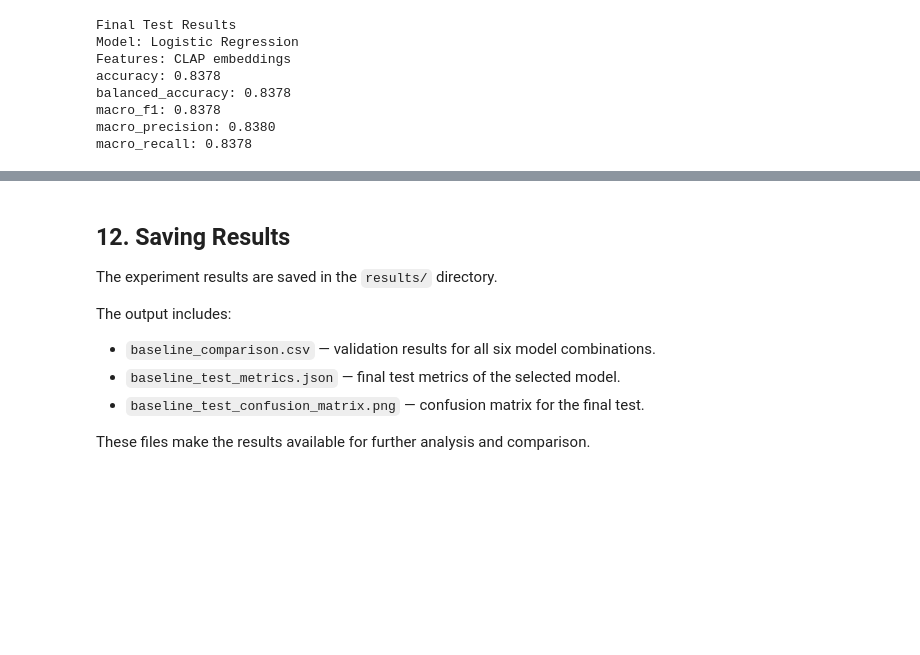
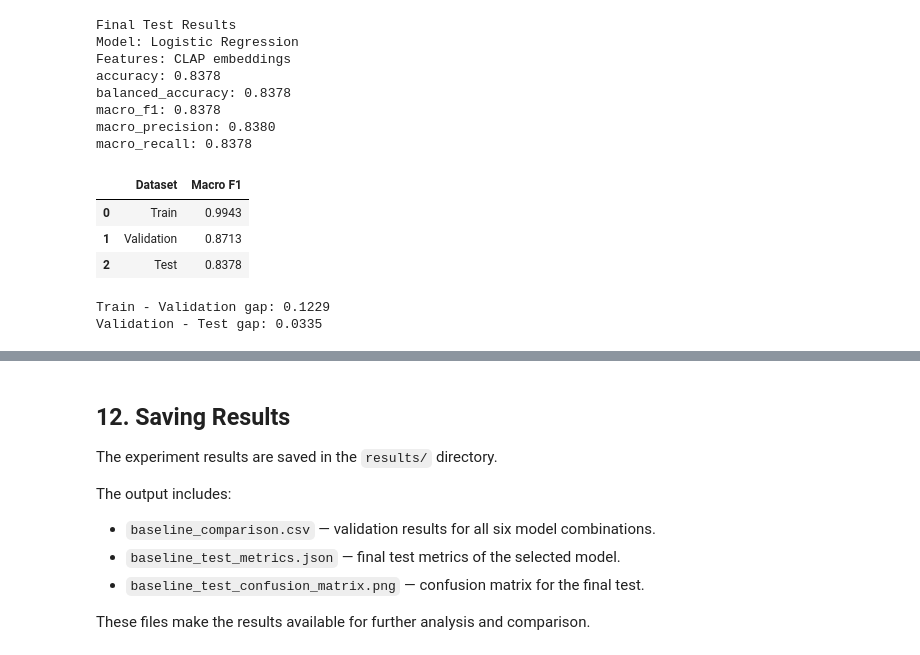
Before and after one commit to Olenadovb/AI-vs-Original-Music-Classification, a Jupyter notebook: notebooks/03-baseline-model.ipynb, the cells around one changed output, grey strips where cells are left out. Cells and saved outputs as stored; diff of their text form; code cells hidden in the pictures; blank space fills up the shorter version.

```diff
--- a/notebooks/03-baseline-model.ipynb
+++ b/notebooks/03-baseline-model.ipynb
@@ -240,3 +333,52 @@ balanced_accuracy: 0.8378
 macro_f1: 0.8378
 macro_precision: 0.8380
 macro_recall: 0.8378
+# %%
+if best_feature_type == "CLAP embeddings":
+    X_final_train = X_train
+    y_final_train = y_train
+    val_metrics = model_results[best_model_name]
+else:
+    X_final_train = X_train_hc
+    y_final_train = y_train_hc
+    val_metrics = hc_results[best_model_name]
+
+train_pred = best_model.predict(X_final_train)
+
+train_metrics = compute_metrics(
+    y_final_train,
+    train_pred,
+    labels=class_names
+)
+
+performance_comparison = pd.DataFrame({
+    "Dataset": ["Train", "Validation", "Test"],
+    "Macro F1": [
+        train_metrics["macro_f1"],
+        val_metrics["macro_f1"],
+        test_metrics["macro_f1"]
+    ]
+})
+
+display(performance_comparison.round(4))
+
+print(
+    "Train - Validation gap:",
+    round(
+        train_metrics["macro_f1"] - val_metrics["macro_f1"], 4
+    )
+)
+
+print(
+    "Validation - Test gap:",
+    round(
+        val_metrics["macro_f1"] - test_metrics["macro_f1"], 4
+    )
+)
+# %% [output]
+|  | Dataset | Macro F1 |
+| 0 | Train | 0.9943 |
+| 1 | Validation | 0.8713 |
+| 2 | Test | 0.8378 |
+Train - Validation gap: 0.1229
+Validation - Test gap: 0.0335
```
Also changed, not shown: parts of 10 cells of this notebook, 7 other files.
